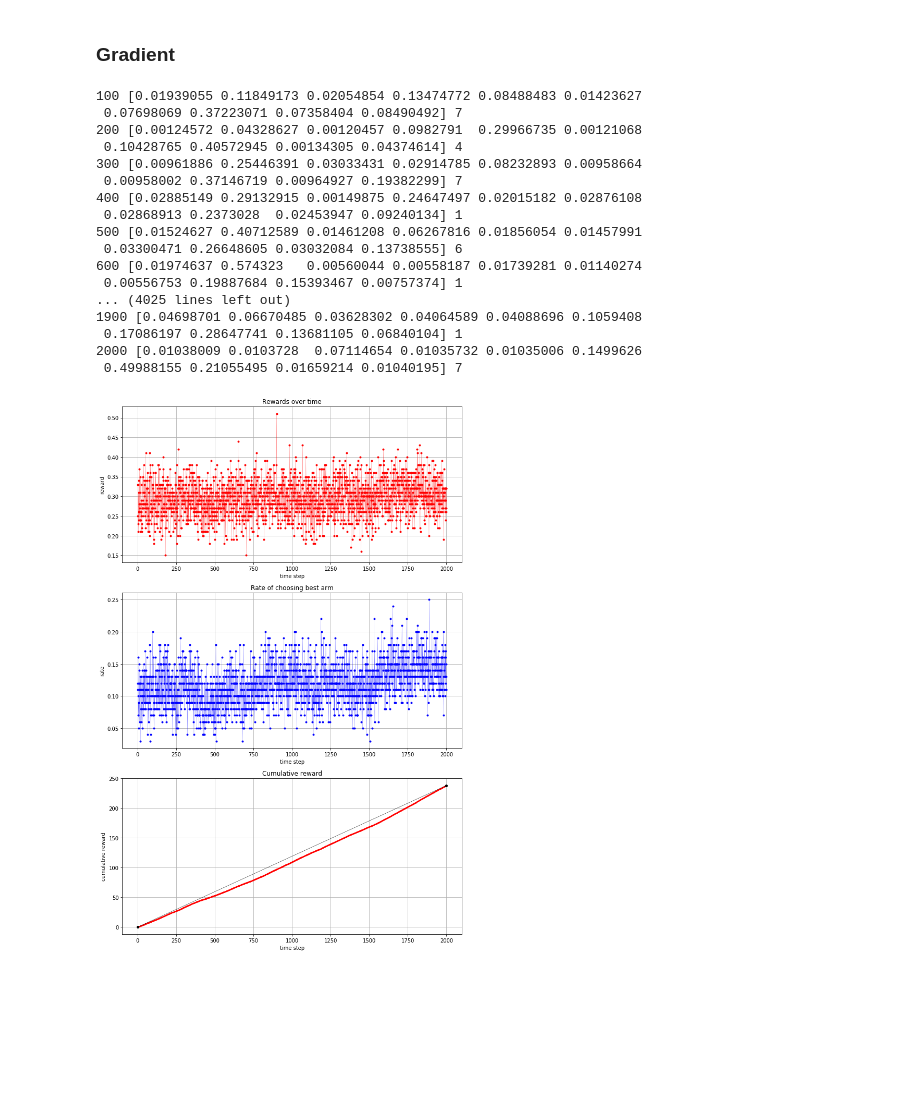
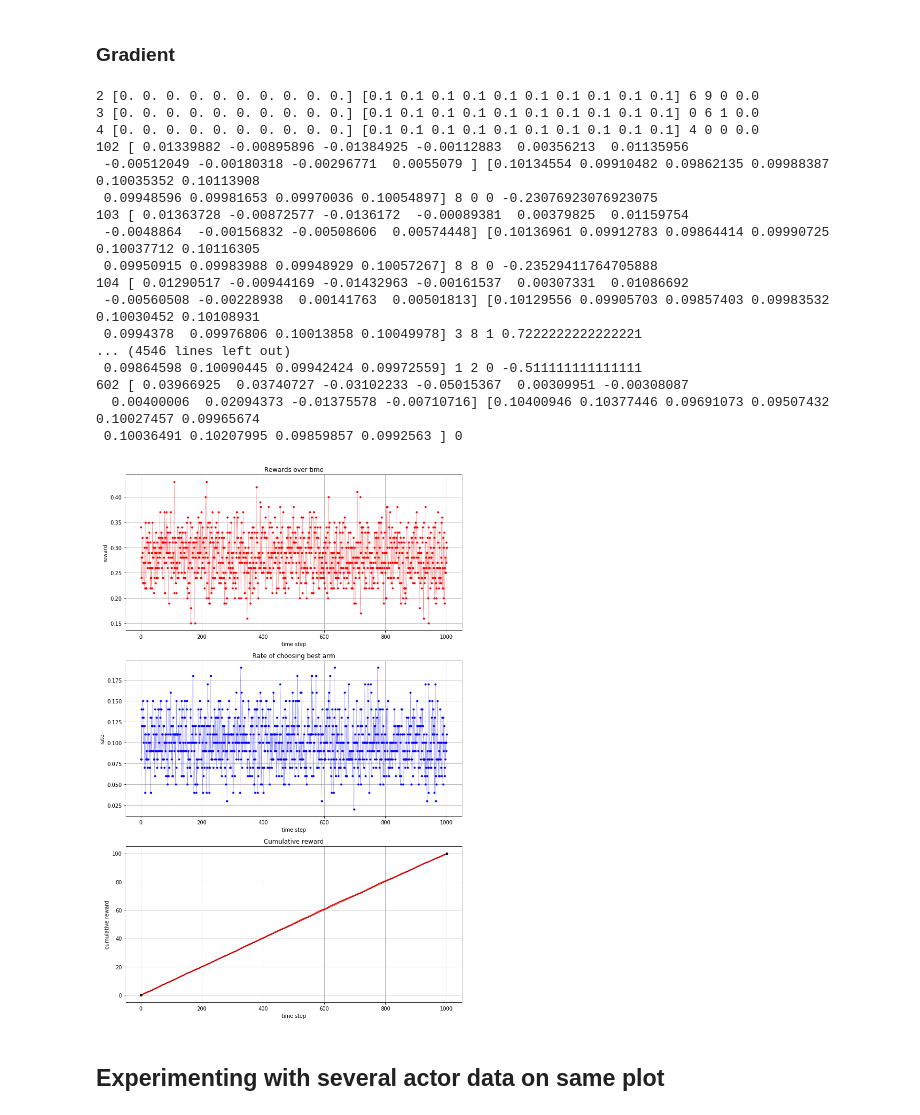
Before and after one commit to LecJackS/Procesos-Markovianos-Para-el-Aprendizaje-Automatico-2019-1C, a Jupyter notebook: tp2/TP2_bandits.ipynb, the cells around one changed output. Saved outputs shown, nothing was run; the diff lists cells and outputs as text; code cells hidden in the pictures; blank space fills up the shorter version.

Commit message:
Se emprolijo el codigo
implementacion matricial de gradient. Igual no anda :(

```diff
--- a/tp2/TP2_bandits.ipynb
+++ b/tp2/TP2_bandits.ipynb
@@ -119,3 +107,12 @@ class Agent(object):
             pass
         self.act_count[selected_action] += 1
         return selected_action
+# %%
+params = {"lr": 0.05}
+agent = Agent("averaging", "gradient", params)
+agents = np.array([agent])
+initp = np.array([0.4, 0.8]) #prob of each arm of giving reward
+narms = len(initp)
+initq = np.zeros(narms)
+plot_results(agents, actions=narms, rewards=initp)
+#it [ H preferences ] [ softmax probs ]  sel.action last.action last.reward r_diff
@@ -343,29 +358,31 @@ plot_results(agents, actions=narms, rewards=initp)
 # %% [markdown]
 ### Gradient
 # %%
-params = {"lr": 0.1}
+params = {"lr": 0.01}
 agent = Agent("averaging", "gradient", params)
 agents = np.array([agent])
 initp = np.array([0.2, 0.2, 0.4, 0.2, 0.2, 0.2, 0.2, 0.8, 0.2, 0.2]) #prob of each arm of giving reward
 narms = len(initp)
 initq = np.zeros(narms)
 plot_results(agents, actions=narms, rewards=initp)
 # %% [output]
-100 [0.01939055 0.11849173 0.02054854 0.13474772 0.08488483 0.01423627
- 0.07698069 0.37223071 0.07358404 0.08490492] 7
-200 [0.00124572 0.04328627 0.00120457 0.0982791  0.29966735 0.00121068
- 0.10428765 0.40572945 0.00134305 0.04374614] 4
-300 [0.00961886 0.25446391 0.03033431 0.02914785 0.08232893 0.00958664
- 0.00958002 0.37146719 0.00964927 0.19382299] 7
-400 [0.02885149 0.29132915 0.00149875 0.24647497 0.02015182 0.02876108
- 0.02868913 0.2373028  0.02453947 0.09240134] 1
-500 [0.01524627 0.40712589 0.01461208 0.06267816 0.01856054 0.01457991
- 0.03300471 0.26648605 0.03032084 0.13738555] 6
-600 [0.01974637 0.574323   0.00560044 0.00558187 0.01739281 0.01140274
- 0.00556753 0.19887684 0.15393467 0.00757374] 1
-... (4025 lines left out)
-1900 [0.04698701 0.06670485 0.03628302 0.04064589 0.04088696 0.1059408
- 0.17086197 0.28647741 0.13681105 0.06840104] 1
-2000 [0.01038009 0.0103728  0.07114654 0.01035732 0.01035006 0.1499626
- 0.49988155 0.21055495 0.01659214 0.01040195] 7
+2 [0. 0. 0. 0. 0. 0. 0. 0. 0. 0.] [0.1 0.1 0.1 0.1 0.1 0.1 0.1 0.1 0.1 0.1] 6 9 0 0.0
+3 [0. 0. 0. 0. 0. 0. 0. 0. 0. 0.] [0.1 0.1 0.1 0.1 0.1 0.1 0.1 0.1 0.1 0.1] 0 6 1 0.0
+4 [0. 0. 0. 0. 0. 0. 0. 0. 0. 0.] [0.1 0.1 0.1 0.1 0.1 0.1 0.1 0.1 0.1 0.1] 4 0 0 0.0
+102 [ 0.01339882 -0.00895896 -0.01384925 -0.00112883  0.00356213  0.01135956
+ -0.00512049 -0.00180318 -0.00296771  0.0055079 ] [0.10134554 0.09910482 0.09862135 0.09988387 0.10035352 0.10113908
+ 0.09948596 0.09981653 0.09970036 0.10054897] 8 0 0 -0.23076923076923075
+103 [ 0.01363728 -0.00872577 -0.0136172  -0.00089381  0.00379825  0.01159754
+ -0.0048864  -0.00156832 -0.00508606  0.00574448] [0.10136961 0.09912783 0.09864414 0.09990725 0.10037712 0.10116305
+ 0.09950915 0.09983988 0.09948929 0.10057267] 8 8 0 -0.23529411764705888
+104 [ 0.01290517 -0.00944169 -0.01432963 -0.00161537  0.00307331  0.01086692
+ -0.00560508 -0.00228938  0.00141763  0.00501813] [0.10129556 0.09905703 0.09857403 0.09983532 0.10030452 0.10108931
+ 0.0994378  0.09976806 0.10013858 0.10049978] 3 8 1 0.7222222222222221
+... (4546 lines left out)
+ 0.09864598 0.10090445 0.09942424 0.09972559] 1 2 0 -0.511111111111111
+602 [ 0.03966925  0.03740727 -0.03102233 -0.05015367  0.00309951 -0.00308087
+  0.00400006  0.02094373 -0.01375578 -0.00710716] [0.10400946 0.10377446 0.09691073 0.09507432 0.10027457 0.09965674
+ 0.10036491 0.10207995 0.09859857 0.0992563 ] 0
-[figure, old version]
+[figure, new version]
+# %% [markdown]
+## Experimenting with several actor data on same plot
```
Also changed, not shown: parts of 21 cells of this notebook.
